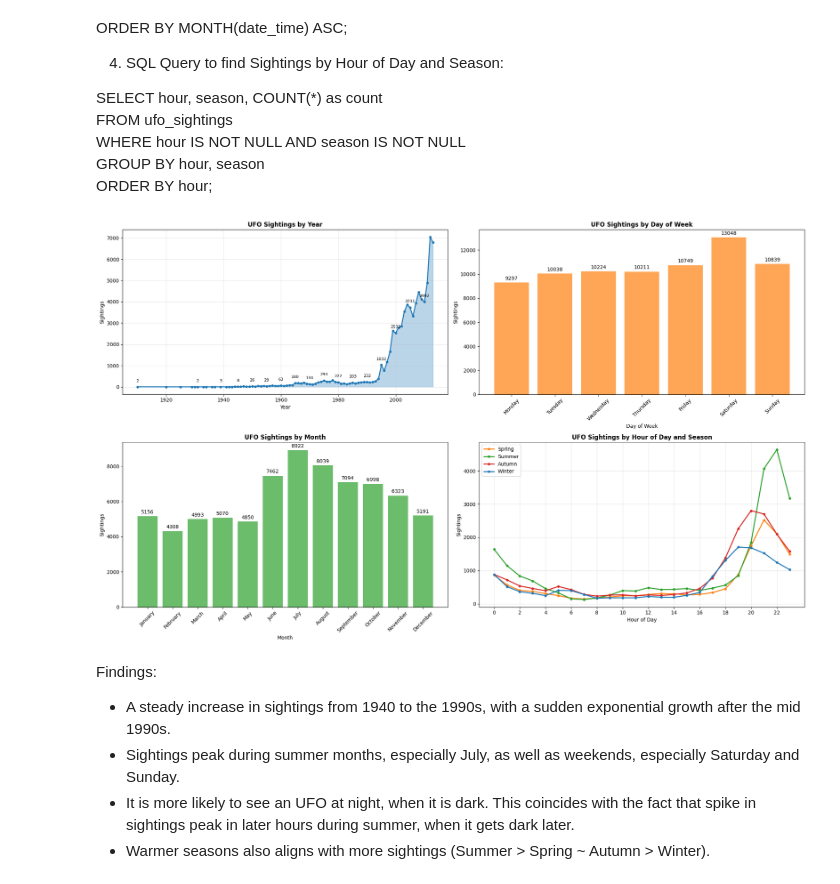
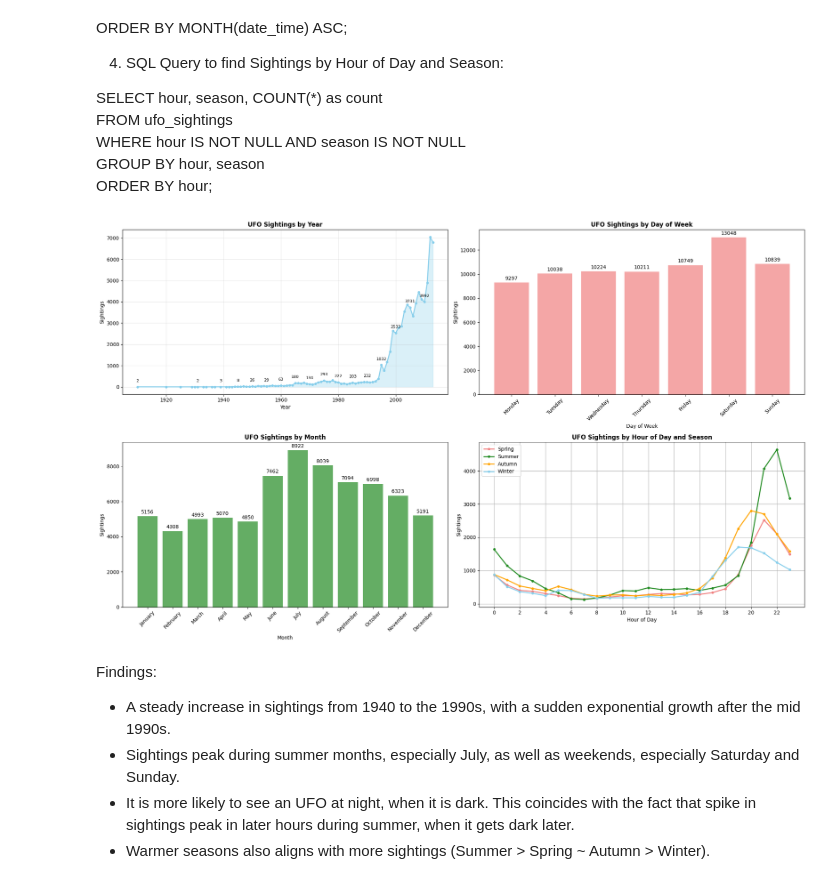
Before and after one commit to brisson0916/ufo_sightings_analysis_tableau, a Jupyter notebook: analysis_plot_graph.ipynb, the cells around one changed output. Saved outputs shown, nothing was run; the diff lists cells and outputs as text; code cells hidden in the pictures.

Commit message:
modify graphs oct23

```diff
--- a/analysis_plot_graph.ipynb
+++ b/analysis_plot_graph.ipynb
@@ -208,8 +190,8 @@ fig, axes = plt.subplots(2, 2, figsize=(20, 12))
 
 #Graph for Sightings vs year
 ax1 = axes[0, 0]
-ax1.plot(df_year['year'], df_year['count'], marker='o', linewidth=2, markersize=4, color='#1f77b4')
-ax1.fill_between(df_year['year'], df_year['count'], alpha=0.3, color='#1f77b4')
+ax1.plot(df_year['year'], df_year['count'], marker='o', linewidth=2, markersize=4, color='skyblue')
+ax1.fill_between(df_year['year'], df_year['count'], alpha=0.3, color='skyblue')
 ax1.set_xlabel('Year')
 ax1.set_ylabel('Sightings')
 ax1.set_title('UFO Sightings by Year', fontweight='bold')
@@ -239,7 +221,7 @@ df_dow.columns = ['day_of_week', 'day_num','count']
 
 #Graph for Sightings vs day of week
 ax2 = axes[0, 1]
-bars = ax2.bar(df_dow['day_of_week'], df_dow['count'], color='#ff7f0e', alpha=0.7)
+bars = ax2.bar(df_dow['day_of_week'], df_dow['count'], color='lightcoral', alpha=0.7)
 ax2.set_xlabel('Day of Week')
 ax2.set_ylabel('Sightings')
 ax2.set_title('UFO Sightings by Day of Week', fontweight='bold')
@@ -270,7 +252,7 @@ df_month.columns = ['month_name', 'month_number', 'count']
 
 #Graph for Sightings vs Month
 ax3 = axes[1, 0]
-bars = ax3.bar(df_month['month_name'], df_month['count'], color='#2ca02c', alpha=0.7)
+bars = ax3.bar(df_month['month_name'], df_month['count'], color='forestgreen', alpha=0.7)
 ax3.set_xlabel('Month')
 ax3.set_ylabel('Sightings')
 ax3.set_title('UFO Sightings by Month', fontweight='bold')
@@ -290,36 +272,36 @@ SELECT
     season,
     COUNT(*) as count
 FROM ufo_sightings
 WHERE hour IS NOT NULL AND season IS NOT NULL
 GROUP BY hour, season
 ORDER BY hour;
 """
 df_hour_season = pd.read_sql(query_hour_season, con=engine)
 df_pivot = df_hour_season.pivot(index='hour', columns='season', values='count')
 
 
 #Graph for Sightings vs Season and Hour
 ax4 = axes[1, 1]
 seasons = ['Spring', 'Summer', 'Autumn', 'Winter']
-colors = ['#ff7f0e', '#2ca02c', '#d62728', '#1f77b4']
+colors = ['lightcoral', 'forestgreen', 'orange', 'skyblue']
 
 for season, color in zip(seasons, colors):
     if season in df_pivot.columns:
         ax4.plot(df_pivot.index, df_pivot[season], marker='o', linewidth=2,
                 markersize=4, label=season, color=color)
 
 ax4.set_xlabel('Hour of Day')
 ax4.set_ylabel('Sightings')
 ax4.set_title('UFO Sightings by Hour of Day and Season', fontweight='bold')
 ax4.legend()
-ax4.grid(True, alpha=0.3)
+ax4.grid(True)
 ax4.set_xticks(range(0, 24, 2))
 
 # Adjust layout and display
 plt.tight_layout()
 plt.show()
 # %% [output]
-[figure, old version]
+[figure, new version]
 # %% [markdown]
 Findings:
 - A steady increase in sightings from 1940 to the 1990s, with a sudden exponential growth after the mid 1990s.
```
Also changed, not shown: parts of 7 cells of this notebook, 1 other file.
